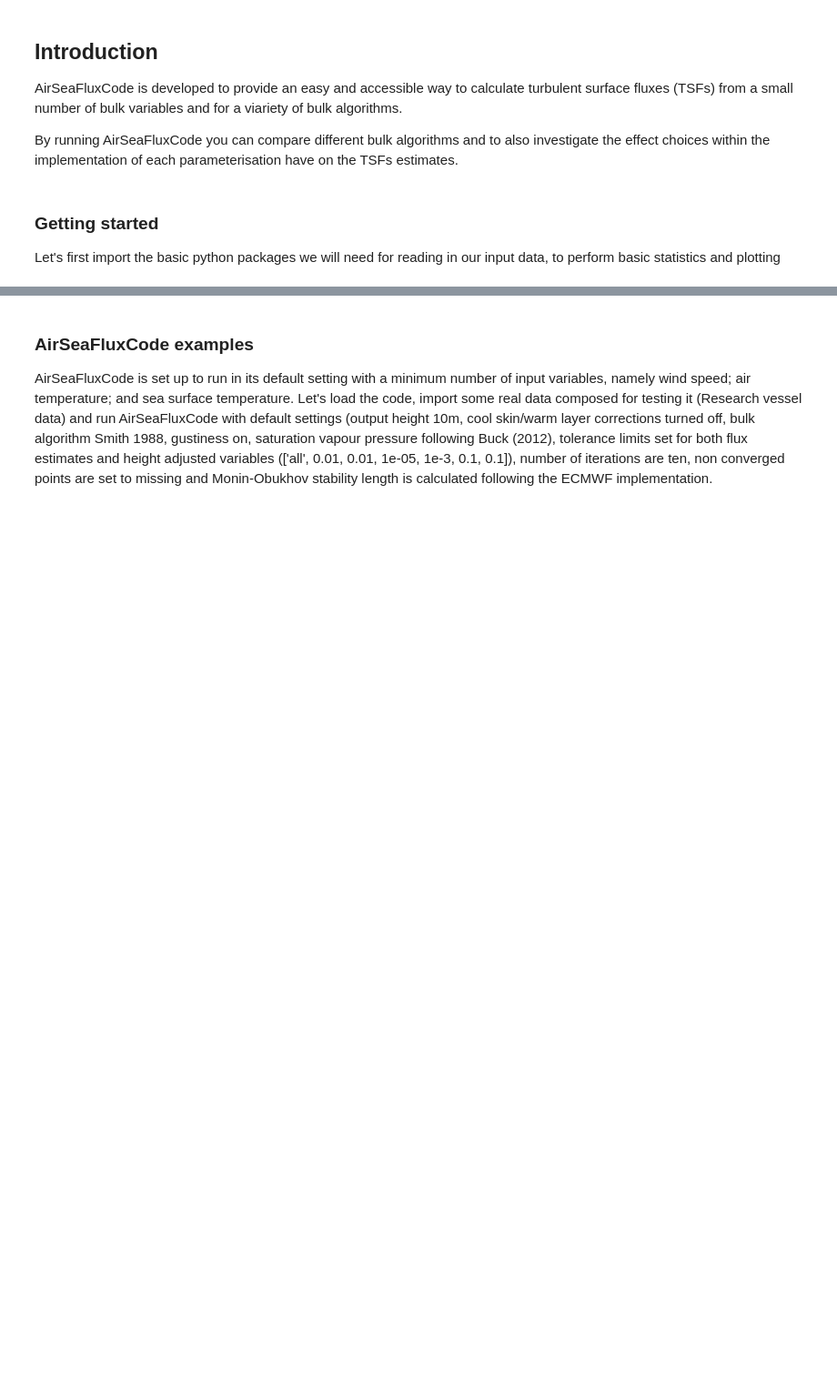
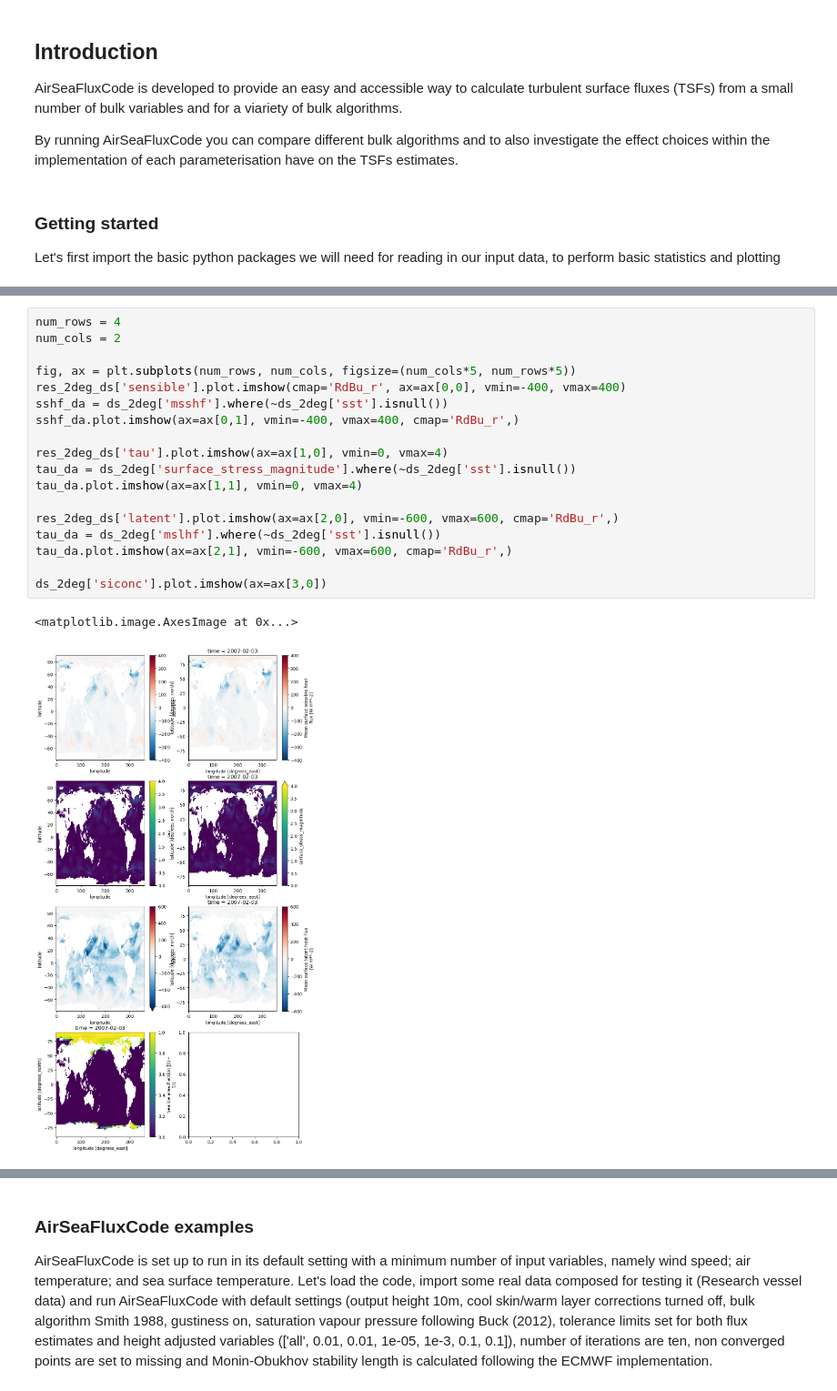
Before and after one commit to bobbyantonio/AirSeaFluxCode, a Jupyter notebook: ASFC_notebook.ipynb, the cells around one changed output, grey strips where cells are left out. Shown at 91% size. Drawn from its saved outputs; the diff is of its cells as text; blank space fills up the shorter version.

```diff
--- a/ASFC_notebook.ipynb
+++ b/ASFC_notebook.ipynb
@@ -26,0 +264,21 @@ please provide us feedback at https://github.com/pandas-dev/pandas/issues/54466
+# %%
+num_rows = 4
+num_cols = 2
+
+fig, ax = plt.subplots(num_rows, num_cols, figsize=(num_cols*5, num_rows*5))
+res_2deg_ds['sensible'].plot.imshow(cmap='RdBu_r', ax=ax[0,0], vmin=-400, vmax=400)
+sshf_da = ds_2deg['msshf'].where(~ds_2deg['sst'].isnull())
+sshf_da.plot.imshow(ax=ax[0,1], vmin=-400, vmax=400, cmap='RdBu_r',)
+
+res_2deg_ds['tau'].plot.imshow(ax=ax[1,0], vmin=0, vmax=4)
+tau_da = ds_2deg['surface_stress_magnitude'].where(~ds_2deg['sst'].isnull())
+tau_da.plot.imshow(ax=ax[1,1], vmin=0, vmax=4)
+
+res_2deg_ds['latent'].plot.imshow(ax=ax[2,0], vmin=-600, vmax=600, cmap='RdBu_r',)
+tau_da = ds_2deg['mslhf'].where(~ds_2deg['sst'].isnull())
+tau_da.plot.imshow(ax=ax[2,1], vmin=-600, vmax=600, cmap='RdBu_r',)
+
+ds_2deg['siconc'].plot.imshow(ax=ax[3,0])
+# %% [output]
+<matplotlib.image.AxesImage at 0x...>
+[figure, added]
```
Also changed, not shown: parts of 33 cells of this notebook, 14 other files.
